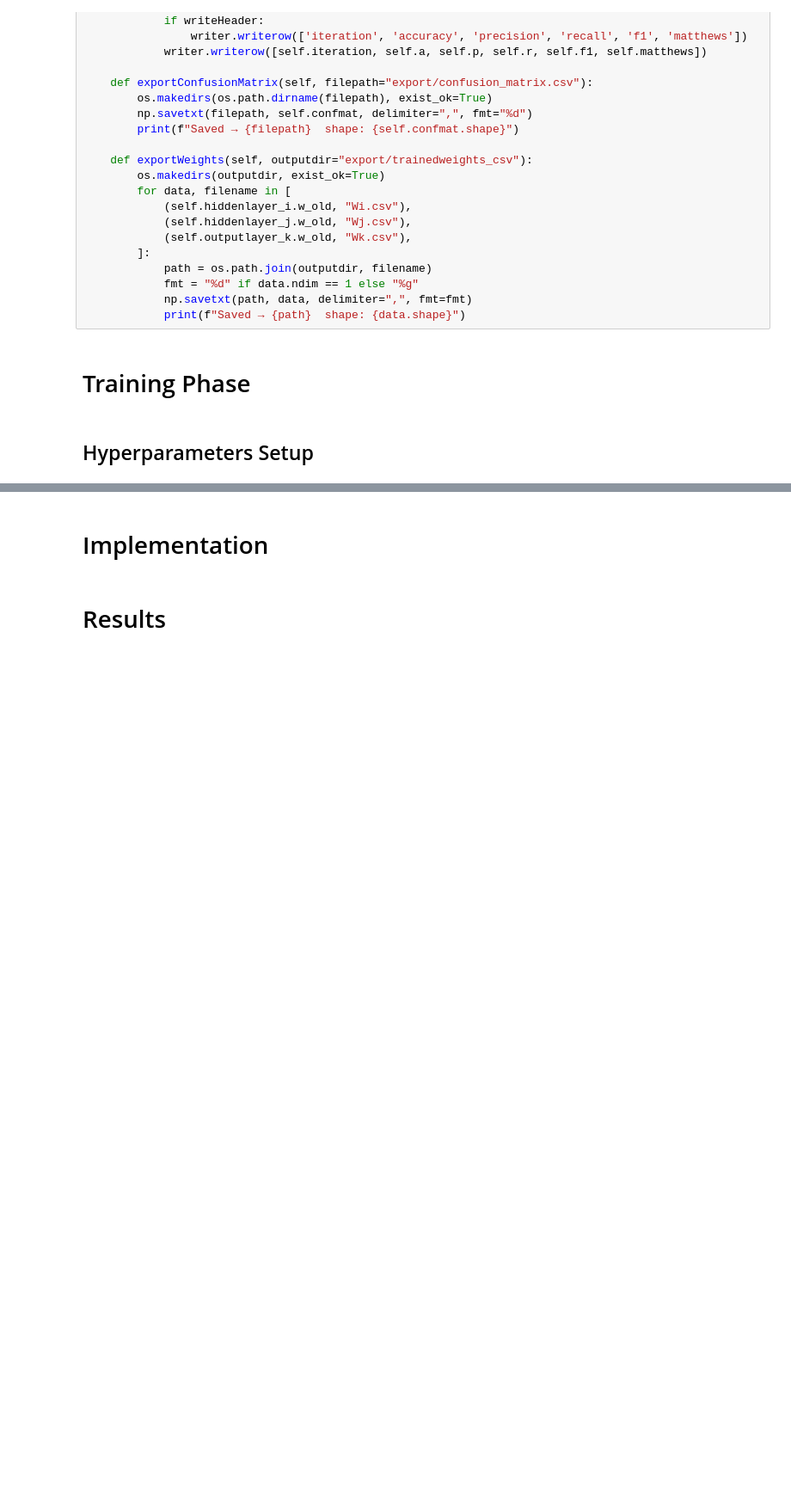
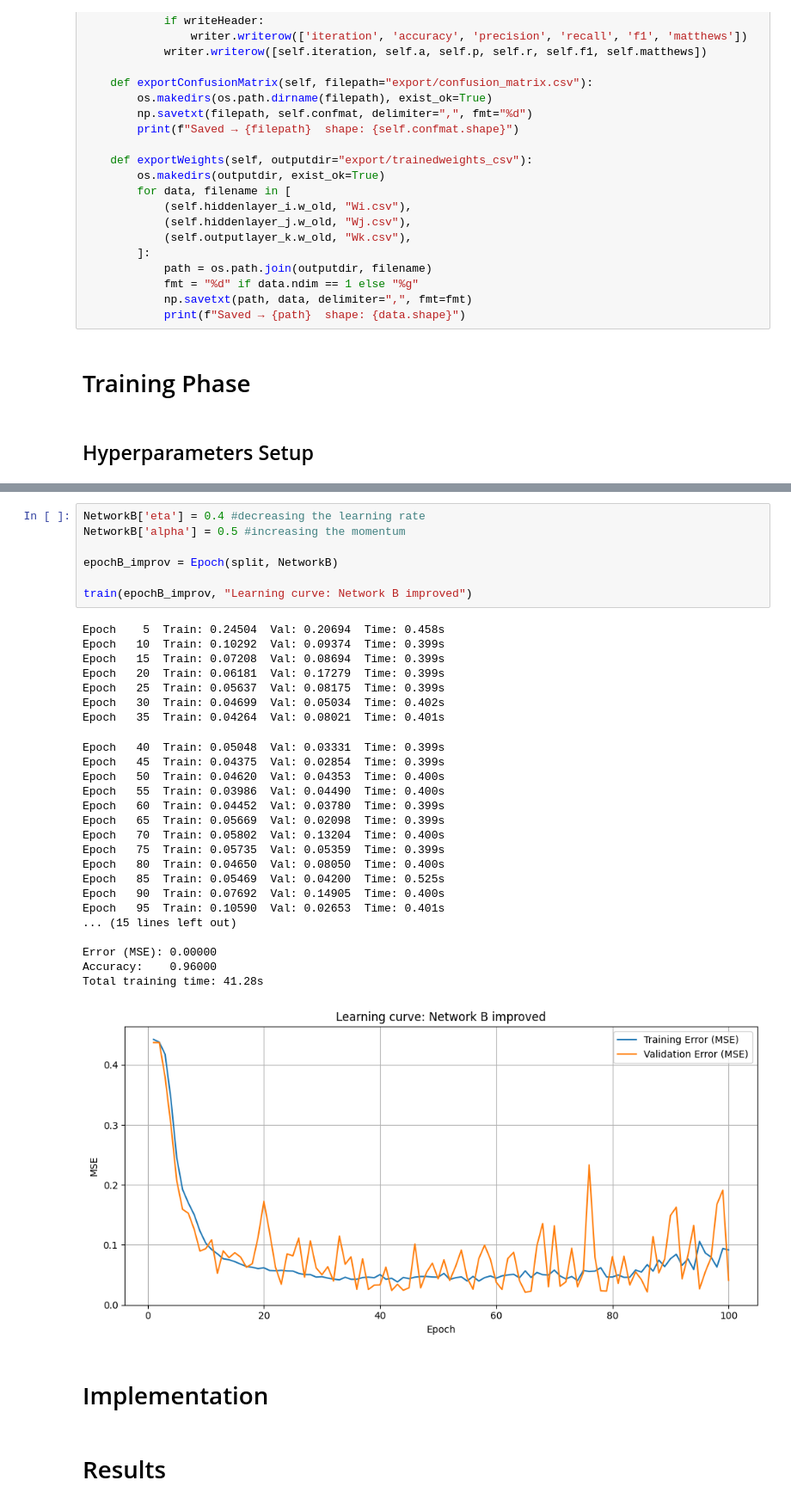
Before and after one commit to mbtiongson1/neural-network-training, a Jupyter notebook: main.ipynb, the cells around one changed output, grey strips where cells are left out. Shown at 86% size. Cells and saved outputs as stored; diff of their text form; blank space fills up the shorter version.

```diff
--- a/main.ipynb
+++ b/main.ipynb
@@ -730,3 +874,36 @@ train(epochB) #network B
+# %%
+NetworkB['eta'] = 0.4 #decreasing the learning rate
+NetworkB['alpha'] = 0.5 #increasing the momentum
+
+epochB_improv = Epoch(split, NetworkB)
+
+train(epochB_improv, "Learning curve: Network B improved")
+# %% [output]
+Epoch    5  Train: 0.24504  Val: 0.20694  Time: 0.458s
+Epoch   10  Train: 0.10292  Val: 0.09374  Time: 0.399s
+Epoch   15  Train: 0.07208  Val: 0.08694  Time: 0.399s
+Epoch   20  Train: 0.06181  Val: 0.17279  Time: 0.399s
+Epoch   25  Train: 0.05637  Val: 0.08175  Time: 0.399s
+Epoch   30  Train: 0.04699  Val: 0.05034  Time: 0.402s
+Epoch   35  Train: 0.04264  Val: 0.08021  Time: 0.401s
+Epoch   40  Train: 0.05048  Val: 0.03331  Time: 0.399s
+Epoch   45  Train: 0.04375  Val: 0.02854  Time: 0.399s
+Epoch   50  Train: 0.04620  Val: 0.04353  Time: 0.400s
+Epoch   55  Train: 0.03986  Val: 0.04490  Time: 0.400s
+Epoch   60  Train: 0.04452  Val: 0.03780  Time: 0.399s
+Epoch   65  Train: 0.05669  Val: 0.02098  Time: 0.399s
+Epoch   70  Train: 0.05802  Val: 0.13204  Time: 0.400s
+Epoch   75  Train: 0.05735  Val: 0.05359  Time: 0.399s
+Epoch   80  Train: 0.04650  Val: 0.08050  Time: 0.400s
+Epoch   85  Train: 0.05469  Val: 0.04200  Time: 0.525s
+Epoch   90  Train: 0.07692  Val: 0.14905  Time: 0.400s
+Epoch   95  Train: 0.10590  Val: 0.02653  Time: 0.401s
+... (15 lines left out)
+
+Error (MSE): 0.00000
+Accuracy:    0.96000
+Total training time: 41.28s
+[figure, added]
 # %% [markdown]
 # Implementation
 # %% [markdown]
```
Also changed, not shown: parts of 17 cells of this notebook, 6 other files.
